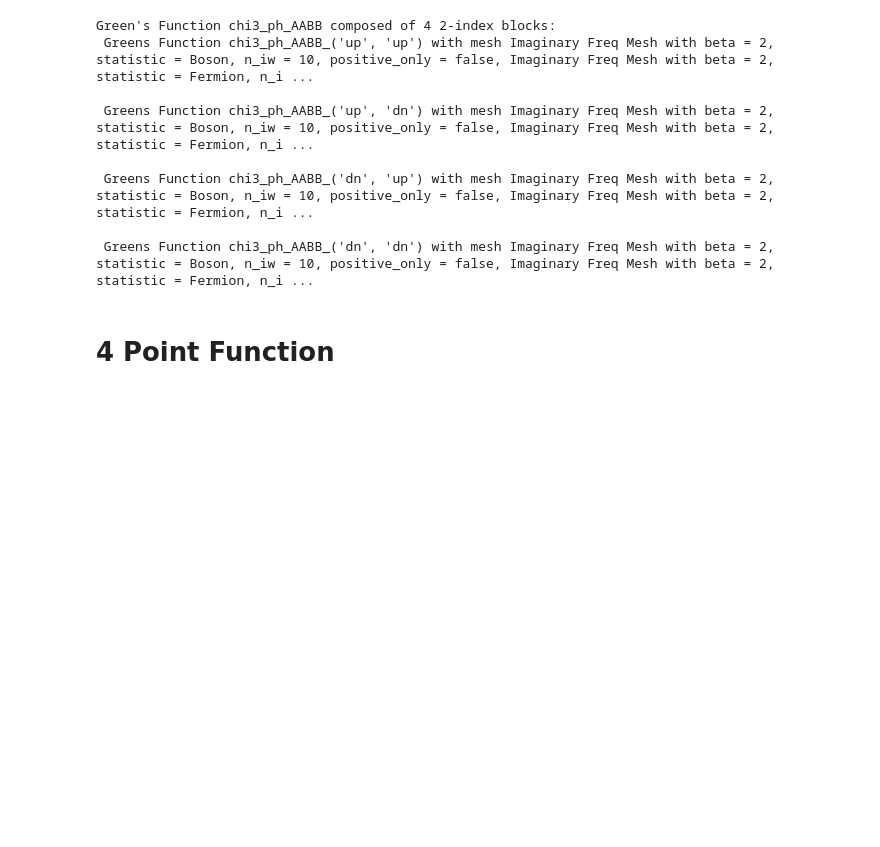
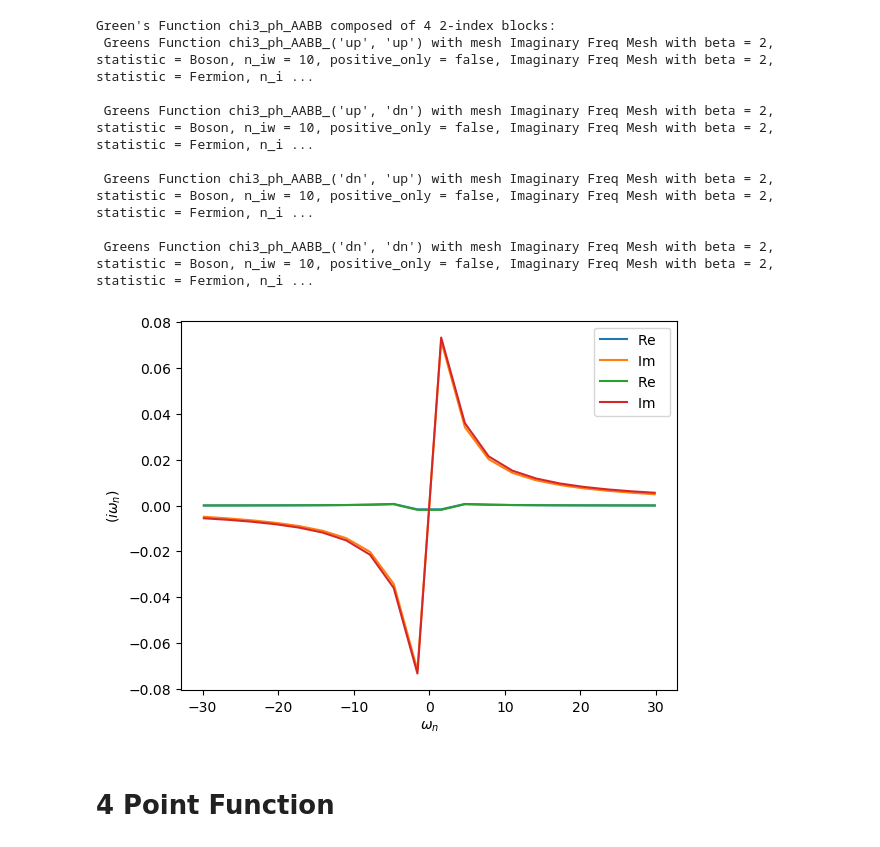
Before and after one commit to Stivo5/ExD, a Jupyter notebook: n_pt_corr.ipynb, the cells around one changed output. Drawn from its saved outputs; the diff is of its cells as text; code cells hidden in the pictures; blank space fills up the shorter version.

```diff
--- a/n_pt_corr.ipynb
+++ b/n_pt_corr.ipynb
@@ -202,6 +202,12 @@ Green's Function chi3_ph_AABB composed of 4 2-index blocks:
  Greens Function chi3_ph_AABB_('dn', 'up') with mesh Imaginary Freq Mesh with beta = 2, statistic = Boson, n_iw = 10, positive_only = false, Imaginary Freq Mesh with beta = 2, statistic = Fermion, n_i ...
 
  Greens Function chi3_ph_AABB_('dn', 'dn') with mesh Imaginary Freq Mesh with beta = 2, statistic = Boson, n_iw = 10, positive_only = false, Imaginary Freq Mesh with beta = 2, statistic = Fermion, n_i ...
+# %%
+
+oplot(G_ref )
+oplot(G_int1['1110'])
+# %% [output]
+[figure, added]
 # %% [markdown]
 # 4 Point Function
 # %%
```
Also changed, not shown: parts of 6 cells of this notebook, 11 other files.
